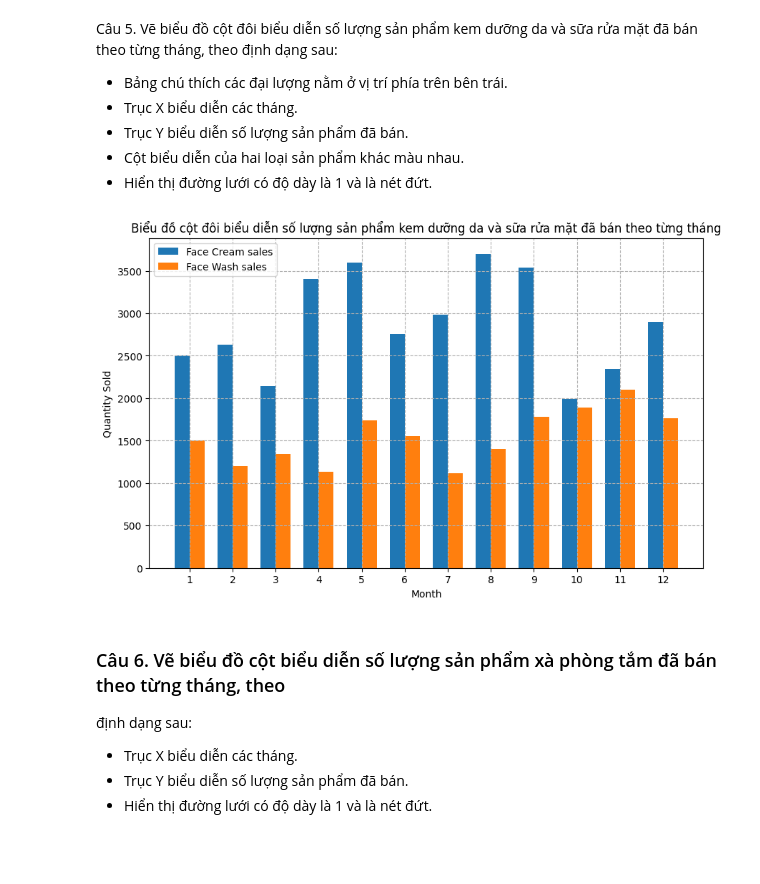
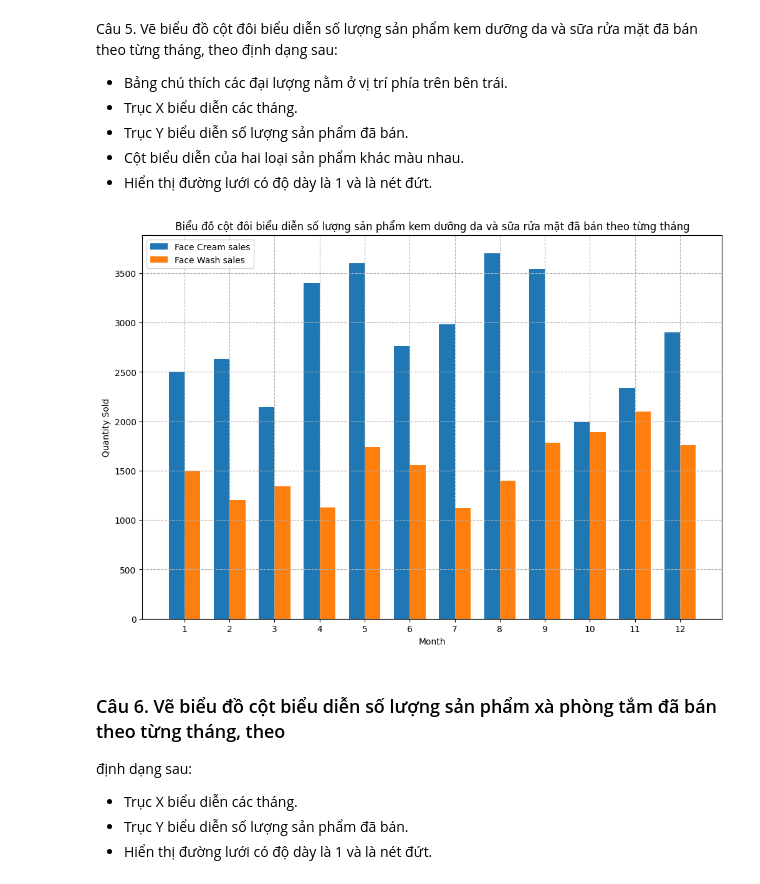
Before and after one commit to phat072/IE229_LAB, a Jupyter notebook: tuan2/BT_lamthem.ipynb, the cells around one changed output. Cells and saved outputs as stored; diff of their text form; code cells hidden in the pictures; blank space fills up the shorter version.

```diff
--- a/tuan2/BT_lamthem.ipynb
+++ b/tuan2/BT_lamthem.ipynb
@@ -187,35 +181,35 @@ import numpy as np
 
 face_cream_sales = df['facecream'].values
 face_wash_sales = df['facewash'].values
-plt.figure(figsize=(10, 6))
+plt.figure(figsize=(12, 8))
 
 months = range(1, 13)
 
 
 bar_width = 0.35
 bar_positions = np.arange(len(months))
 
 # Create a bar chart for face cream sales
 plt.bar(bar_positions, face_cream_sales, bar_width, label='Face Cream sales')
 plt.bar(bar_positions + bar_width, face_wash_sales, bar_width, label='Face Wash sales')
 
 # Set the name for the x-axis and y-axis
 plt.xlabel('Month')
 plt.ylabel('Quantity Sold')
 
 plt.xticks(bar_positions + bar_width / 2, months)
 
 # Set the legend in the upper left corner
 plt.legend(loc='upper left')
 
 # Display the grid with dashed line style
 plt.grid(linestyle='dashed')
 
 plt.title("Biểu đồ cột đôi biểu diễn số lượng sản phẩm kem dưỡng da và sữa rửa mặt đã bán theo từng tháng")
 # Display the chart
 plt.show()
 # %% [output]
-[figure, old version]
+[figure, new version]
 # %% [markdown]
 ### Câu 6. Vẽ biểu đồ cột biểu diễn số lượng sản phẩm xà phòng tắm đã bán theo từng tháng, theo
 định dạng sau:
```
Also changed, not shown: parts of 11 cells of this notebook, 1 other file.
